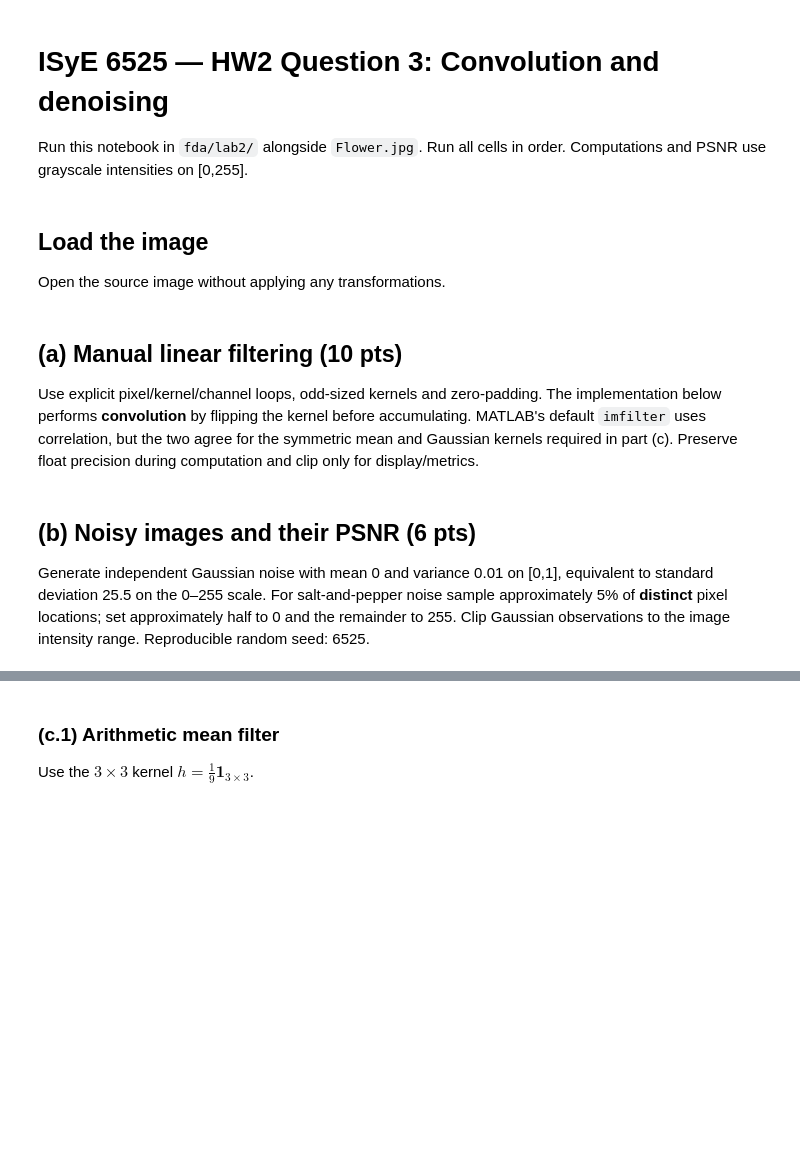
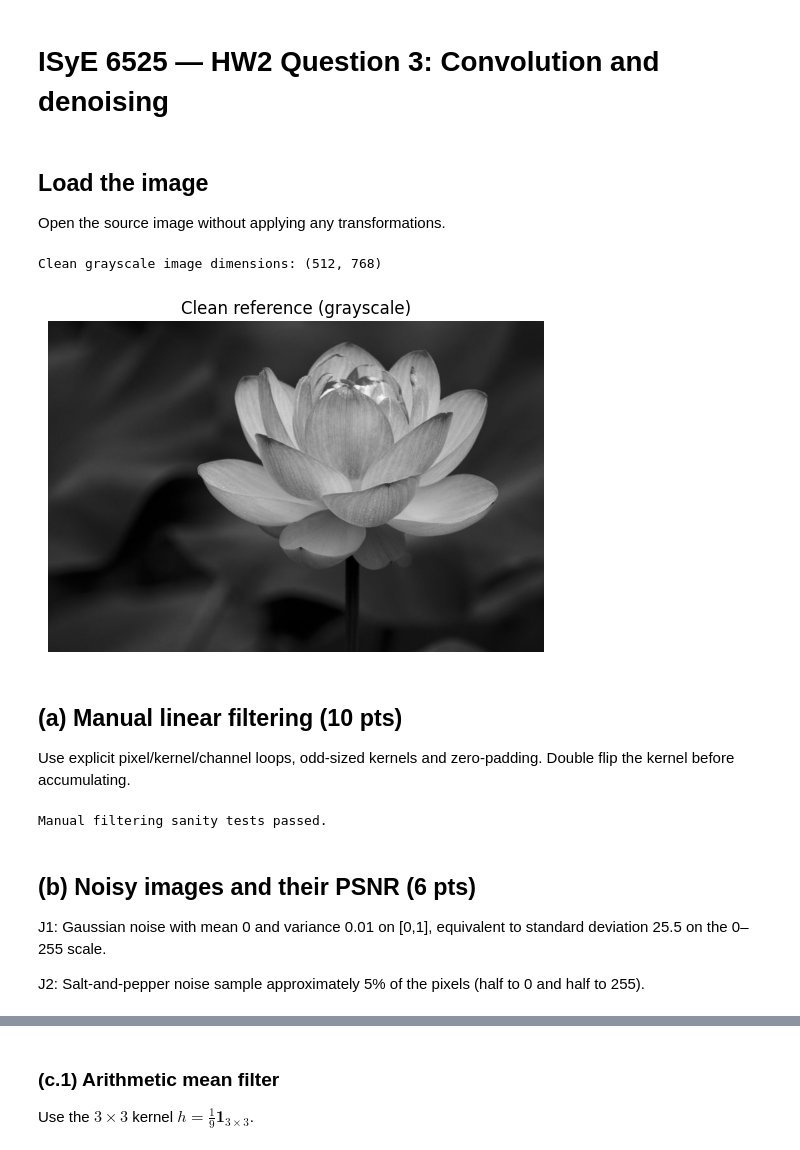
Before and after one commit to kyle-nguyennn/ml-stats-lab, a Jupyter notebook: fda/lab2/Q3_convolution_denoising.ipynb, the cells around one changed output, grey strips where cells are left out. Cells and saved outputs as stored; diff of their text form; code cells hidden in the pictures; blank space fills up the shorter version.

```diff
--- a/fda/lab2/Q3_convolution_denoising.ipynb
+++ b/fda/lab2/Q3_convolution_denoising.ipynb
@@ -1,7 +1,5 @@
 # %% [markdown]
 # ISyE 6525 — HW2 Question 3: Convolution and denoising
-
-Run this notebook in `fda/lab2/` alongside `Flower.jpg`. Run all cells in order. Computations and PSNR use grayscale intensities on [0,255].
 # %%
 from pathlib import Path
 import numpy as np
@@ -37,19 +33,20 @@ def show_pair(first, second, first_label, second_label):
 
 Open the source image without applying any transformations.
 # %%
-if not IMAGE_PATH.is_file():
-    raise FileNotFoundError(f"Put Flower.jpg beside this notebook: {IMAGE_PATH.resolve()}")
 with Image.open(IMAGE_PATH) as source:
     clean = np.asarray(source.convert("L"), dtype=np.float64)
 print("Clean grayscale image dimensions:", clean.shape)
 plt.imshow(clean, cmap="gray", vmin=0, vmax=255)
 plt.title("Clean reference (grayscale)")
 plt.axis("off")
 plt.show()
+# %% [output]
+Clean grayscale image dimensions: (512, 768)
+[figure, added]
 # %% [markdown]
 ## (a) Manual linear filtering (10 pts)
 
-Use explicit pixel/kernel/channel loops, odd-sized kernels and zero-padding. The implementation below performs **convolution** by flipping the kernel before accumulating. MATLAB's default `imfilter` uses correlation, but the two agree for the symmetric mean and Gaussian kernels required in part (c). Preserve float precision during computation and clip only for display/metrics.
+Use explicit pixel/kernel/channel loops, odd-sized kernels and zero-padding. Double flip the kernel before accumulating.
 # %%
 def my_imfilter(image, kernel):
     """Manual zero-padded convolution, for 2-D grayscale or 3-D color images."""
@@ -59,8 +56,6 @@ def my_imfilter(image, kernel):
         raise ValueError("image must be a numeric 2-D or 3-D array")
     if kernel.ndim != 2 or any(s == 0 or s % 2 == 0 for s in kernel.shape):
         raise ValueError("kernel height and width must be positive odd numbers")
-    if not np.all(np.isfinite(kernel)):
-        raise ValueError("kernel coefficients must be finite")
     grayscale = image.ndim == 2
     values = image.astype(np.float64)
     if grayscale:
@@ -69,6 +64,7 @@ def my_imfilter(image, kernel):
     kh, kw = kernel.shape
     ph, pw = kh // 2, kw // 2
     padded = np.pad(values, ((ph, ph), (pw, pw), (0, 0)), mode="constant")
+    # Flip the kernel horizontally and vertically for convolution
     weights = kernel[::-1, ::-1]
     result = np.empty((height, width, channels), dtype=np.float64)
     for row in range(height):
@@ -97,10 +93,14 @@ for bad_kernel in (np.ones((2, 3)), np.ones((3, 2)), np.ones((0, 3))):
     else:
         raise AssertionError("Even-sized or empty kernels must raise ValueError")
 print("Manual filtering sanity tests passed.")
+# %% [output]
+Manual filtering sanity tests passed.
 # %% [markdown]
 ## (b) Noisy images and their PSNR (6 pts)
 
-Generate independent Gaussian noise with mean 0 and variance 0.01 on [0,1], equivalent to standard deviation 25.5 on the 0–255 scale. For salt-and-pepper noise sample approximately 5% of **distinct** pixel locations; set approximately half to 0 and the remainder to 255. Clip Gaussian observations to the image intensity range. Reproducible random seed: 6525.
+J1: Gaussian noise with mean 0 and variance 0.01 on [0,1], equivalent to standard deviation 25.5 on the 0–255 scale.
+
+J2: Salt-and-pepper noise sample approximately 5% of the pixels (half to 0 and half to 255).
 # %%
 J1 = np.clip(clean + RNG.normal(0, np.sqrt(0.01) * 255, size=clean.shape), 0, 255)
 J2 = clean.copy()
```
Also changed, not shown: parts of 14 cells of this notebook, 1 other file.
